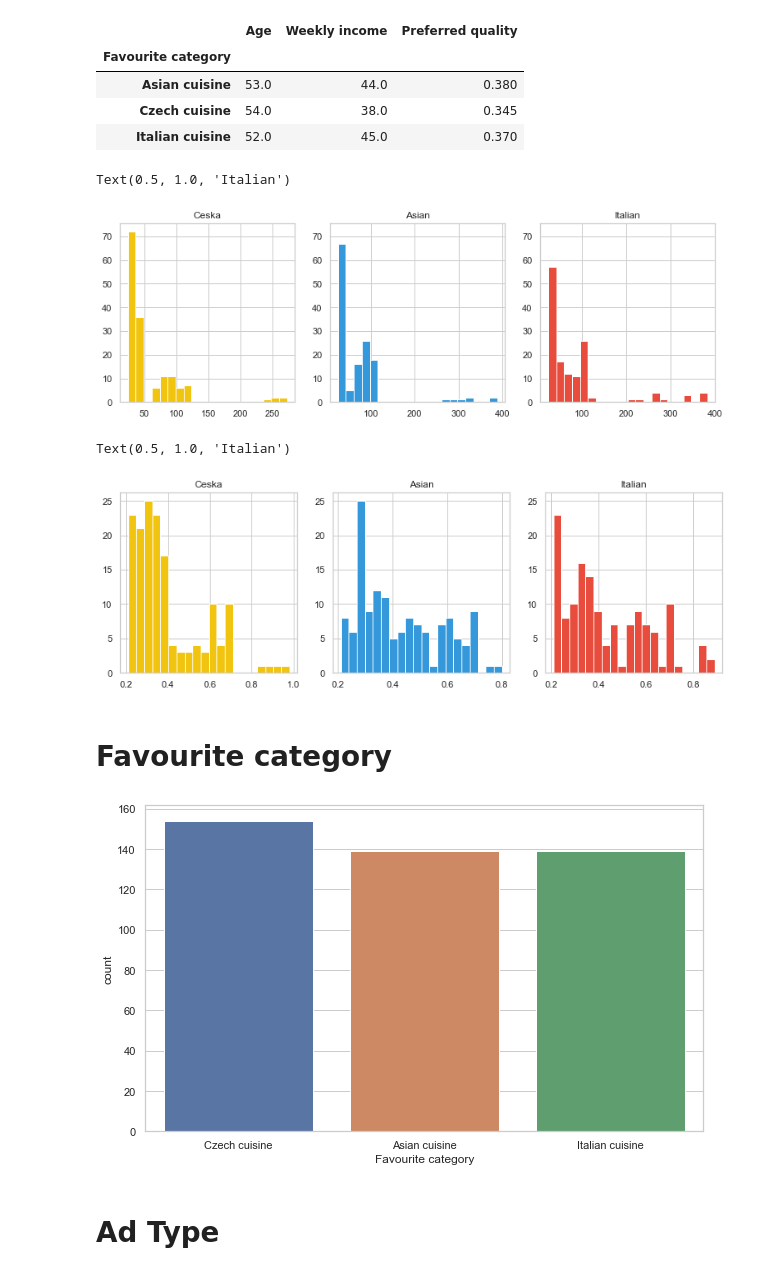
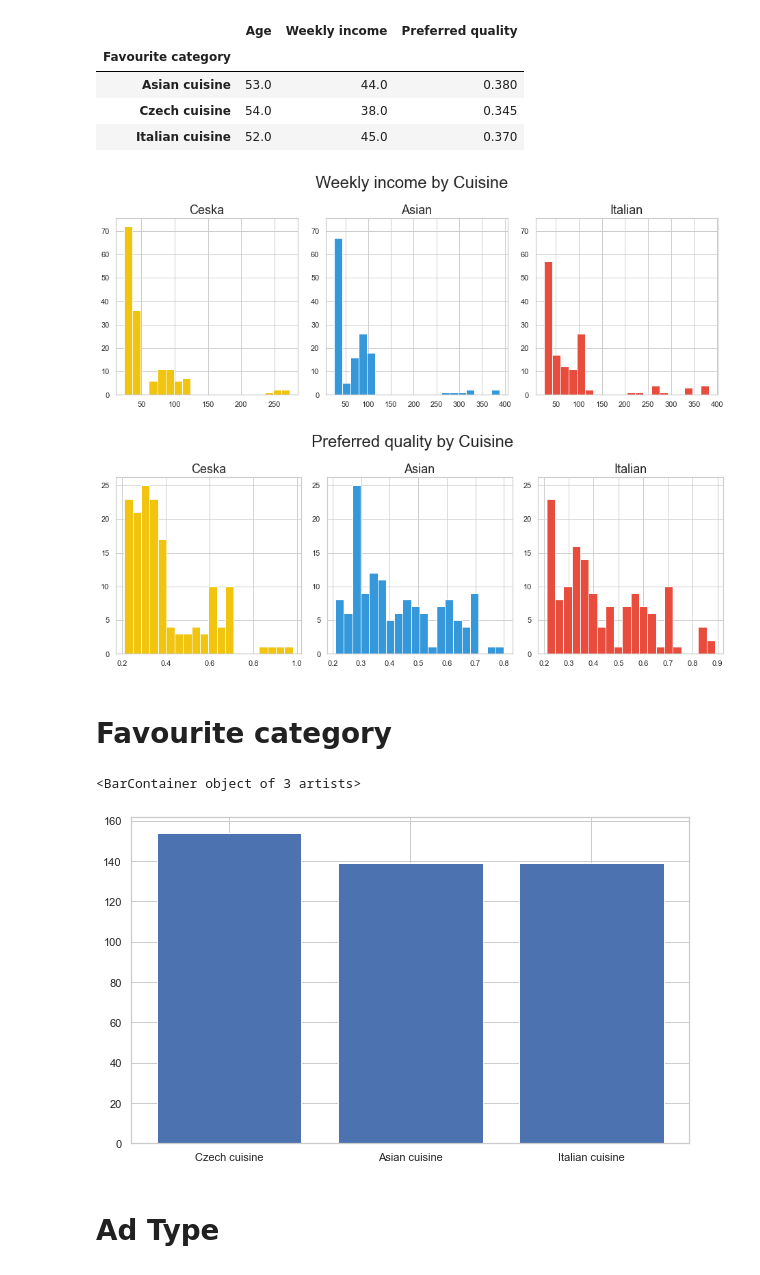
Before and after one commit to utikpuhlik/minimum, a Jupyter notebook: main.ipynb, the cells around one changed output. Drawn from its saved outputs; the diff is of its cells as text; code cells hidden in the pictures.

```diff
--- a/main.ipynb
+++ b/main.ipynb
@@ -32,57 +32,62 @@ demography.groupby('Favourite category').median()
 | Czech cuisine | 54.0 | 38.0 | 0.345 |
 | Italian cuisine | 52.0 | 45.0 | 0.370 |
 # %%
-cz = demography[demography['Favourite category'] == 'Czech cuisine']['Weekly income']
-asian = demography[demography['Favourite category'] == 'Asian cuisine']['Weekly income']
-it = demography[demography['Favourite category'] == 'Italian cuisine']['Weekly income']
-
-cz_q = demography[demography['Favourite category'] == 'Czech cuisine']['Preferred quality']
-asian_q = demography[demography['Favourite category'] == 'Asian cuisine']['Preferred quality']
-it_q = demography[demography['Favourite category'] == 'Italian cuisine']['Preferred quality']
+cz = demography[demography['Favourite category'] == 'Czech cuisine']
+asian = demography[demography['Favourite category'] == 'Asian cuisine']
+it = demography[demography['Favourite category'] == 'Italian cuisine']
 # %%
-plt.figure(figsize=(13,4))
+plt.figure(figsize=(13,5))
+plt.suptitle("Weekly income by Cuisine", fontsize=24)
+ax = plt.subplot(1,3,1)
 
-ax = plt.subplot(1,3,1)
-plt.hist(cz, label='Ceska', color='#f1c40f', bins=20)
-plt.title('Ceska')
+plt.hist(cz['Weekly income'], label='Ceska', color='#f1c40f', bins=20)
+plt.title('Ceska', fontsize=18)
 
 plt.subplot(1,3, 2, sharey=ax)
-plt.hist(asian, label='Asian', color='#3498db', bins=20)
-plt.title('Asian')
+plt.hist(asian['Weekly income'], label='Asian', color='#3498db', bins=20)
+plt.title('Asian', fontsize=18)
 
 plt.subplot(1,3, 3, sharey=ax)
-plt.hist(it, label='Italian', color='#e74c3c', bins=20)
-plt.title('Italian')
+plt.hist(it['Weekly income'], label='Italian', color='#e74c3c', bins=20)
+plt.title('Italian', fontsize=18)
+plt.tight_layout()
 # %% [output]
-Text(0.5, 1.0, 'Italian')
-[figure, old version]
+[figure, new version]
 # %%
-plt.figure(figsize=(13,4))
+plt.figure(figsize=(13,5))
 ax = plt.subplot(1,3,1)
-plt.hist(cz_q, label='Ceska', color='#f1c40f', bins=20)
-plt.title('Ceska')
+plt.suptitle("Preferred quality by Cuisine", fontsize=24)
+
+plt.hist(cz['Preferred quality'], label='Ceska', color='#f1c40f', bins=20)
+plt.title('Ceska', fontsize=18)
 
 plt.subplot(1,3, 2, sharey=ax)
-plt.hist(asian_q, label='Asian', color='#3498db', bins=20)
-plt.title('Asian')
+plt.hist(asian['Preferred quality'], label='Asian', color='#3498db', bins=20)
+plt.title('Asian', fontsize=18)
 
 plt.subplot(1,3, 3, sharey=ax)
-plt.hist(it_q, label='Italian', color='#e74c3c', bins=20)
-plt.title('Italian')
+plt.hist(it['Preferred quality'], label='Italian', color='#e74c3c', bins=20)
+plt.title('Italian', fontsize=18)
+plt.tight_layout()
 # %% [output]
-Text(0.5, 1.0, 'Italian')
-[figure, old version]
+[figure, new version]
 # %% [markdown]
 # Favourite category
 # %%
 plt.figure(figsize=(10,6))
-sns.set_theme(style="whitegrid")
-fav = demography.value_counts('Favourite category')
-fav = pd.DataFrame(fav).rename(columns={0:'count'})
-fav.reset_index(inplace=True)
-sns.barplot(x='Favourite category', y='count', data=fav);
+
+fixed_fcat = demography.value_counts('Favourite category').reset_index().rename(columns={0:'Count'})
+
+plt.bar(fixed_fcat['Favourite category'], fixed_fcat['Count'])
+
+# sns.set_theme(style="whitegrid")
+# fav = demography.value_counts('Favourite category')
+# fav = pd.DataFrame(fav).rename(columns={0:'Count'})
+# fav.reset_index(inplace=True)
+# sns.barplot(x='Favourite category', y='count', data=fav);
 # %% [output]
+<BarContainer object of 3 artists>
-[figure, old version]
+[figure, new version]
 # %% [markdown]
 # Ad Type
 # %%
```
Also changed, not shown: parts of 13 cells of this notebook.
